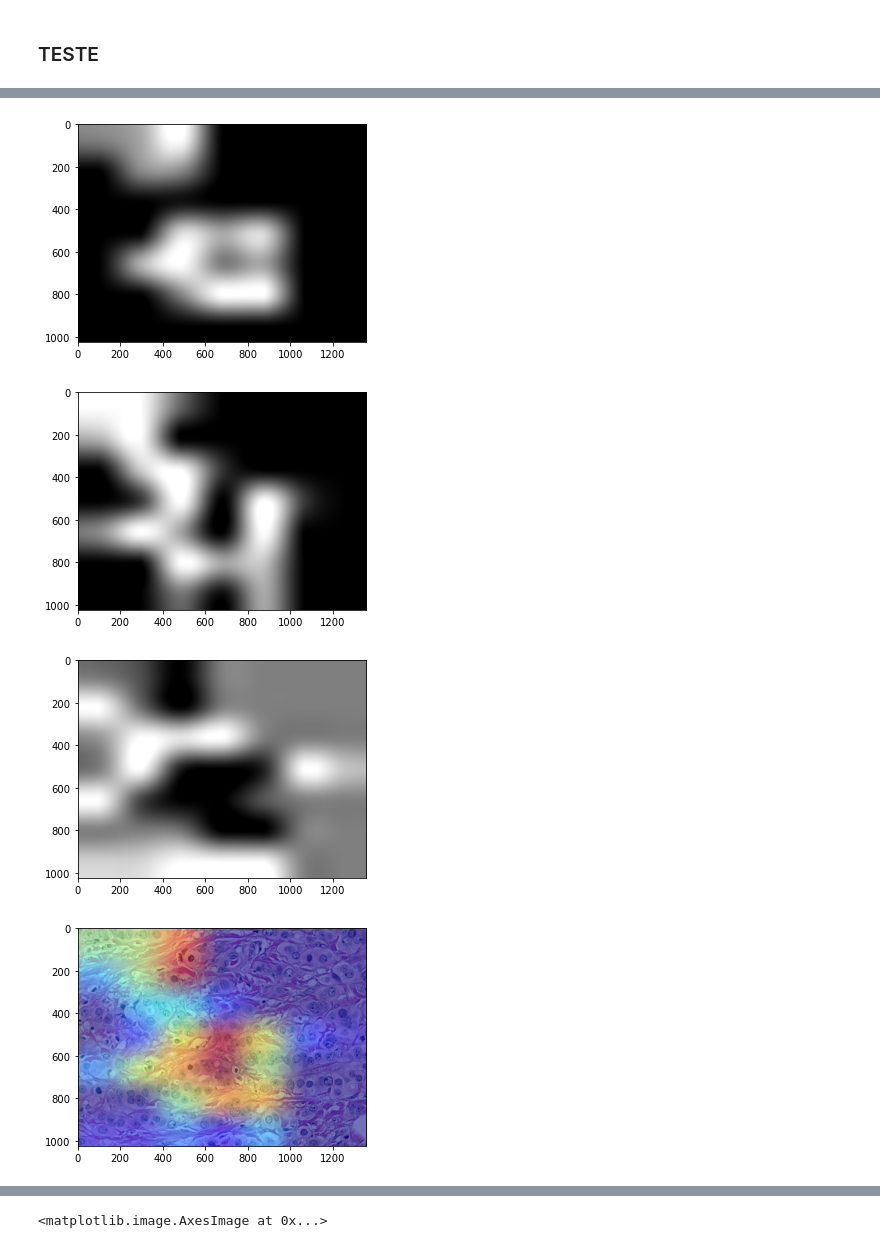
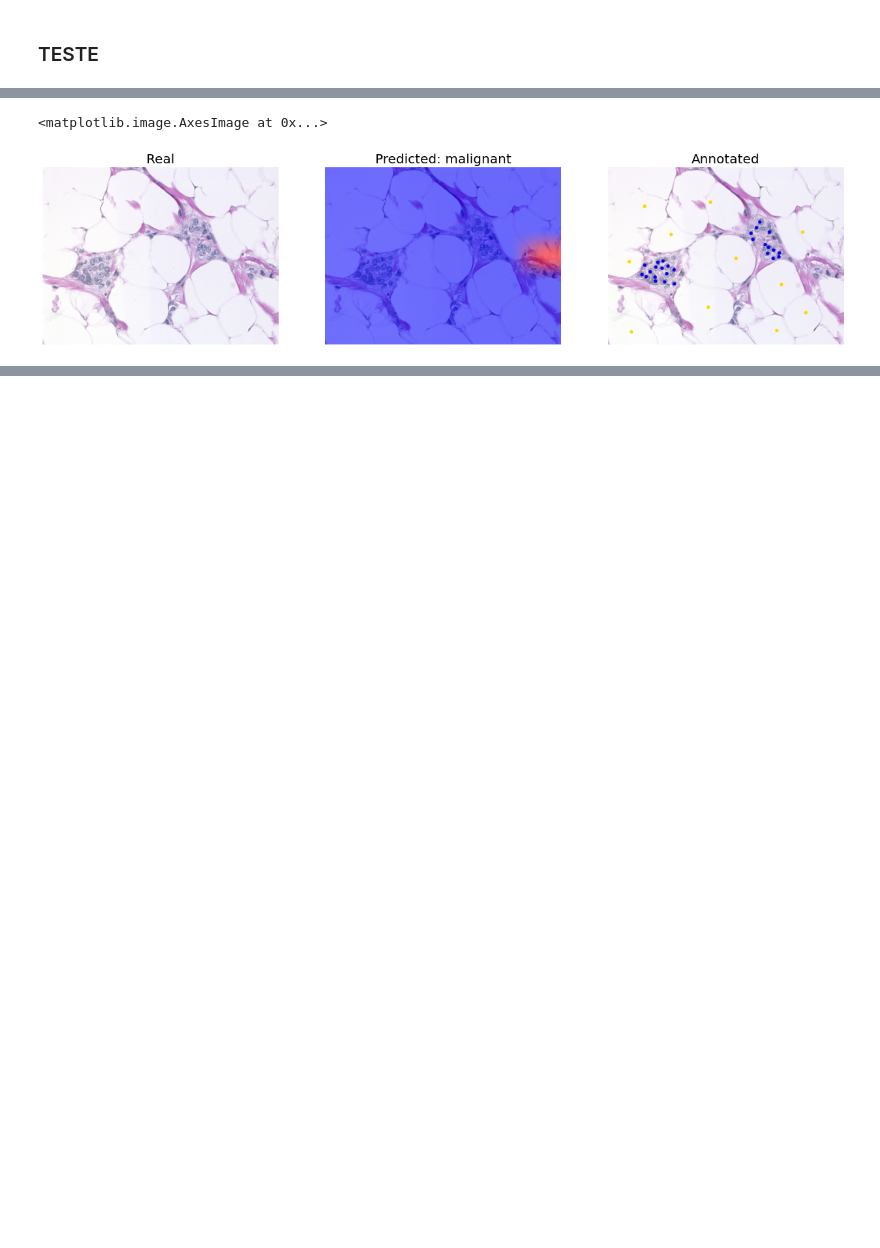
Before and after one commit to danielmacedodc/SIBGRAPI_2022, a Jupyter notebook: 1NF_Categorical_Explainability_Breast _Cancer_DenseNet201.ipynb, the cells around one changed output, grey strips where cells are left out. Cells and saved outputs as stored; diff of their text form; code cells hidden in the pictures; blank space fills up the shorter version.

```diff
--- a/1NF_Categorical_Explainability_Breast _Cancer_DenseNet201.ipynb
+++ b/1NF_Categorical_Explainability_Breast _Cancer_DenseNet201.ipynb
@@ -729,18 +691,25 @@ df[df['Interpret. Region Accuracy (%)'] == df['Interpret. Region Accuracy (%)'].
 # %%
-case='Case_13-03'
+case='Case_11-09'
 # %%
 IMG = 'SiDi_BreCaHAD_test/dataset/malignant/'+case+'.png'
 PATH1 = 'SiDi_BreCaHAD_test/groundTruth_display/'+case+'.png'
 # %%
+
 img = tf.keras.utils.load_img(PATH1)
 img_orig = tf.keras.utils.load_img(IMG)
 heatmap1, class_1, probs1 = generate_heatmap(IMG)
 
-result = display_gradcam(img_path=IMG, heatmap=heatmap1, pred=class_1)
-plt.imshow((result), cmap='gray')
-plt.show()
-
-plt.title('Anotação')
+plt.figure(figsize=(22,22))
+plt.subplot(1,3,1)
+plt.title('Real',fontsize=20)
+plt.axis(False)
+plt.imshow(img_orig)
+plt.subplot(1,3,2)
+plt.title(f'Predicted: {class_1}', fontsize=20)
+plt.axis(False)
+result=display_gradcam(img_path=IMG, heatmap=heatmap1, pred=class_1)
+plt.subplot(1,3,3)
+plt.title('Annotated', fontsize=20)
 plt.axis(False)
 plt.imshow(img)
 # %% [output]
@@ -748,4 +717,2 @@ plt.imshow(img)
+<matplotlib.image.AxesImage at 0x...>
-[figure, old version]
+[figure, new version]
-[figure, removed]
-[figure, removed]
-[figure, removed]
@@ -753 +718,0 @@ plt.imshow(img)
-<matplotlib.image.AxesImage at 0x...>
```
Also changed, not shown: parts of 22 cells of this notebook, 1 other file.
